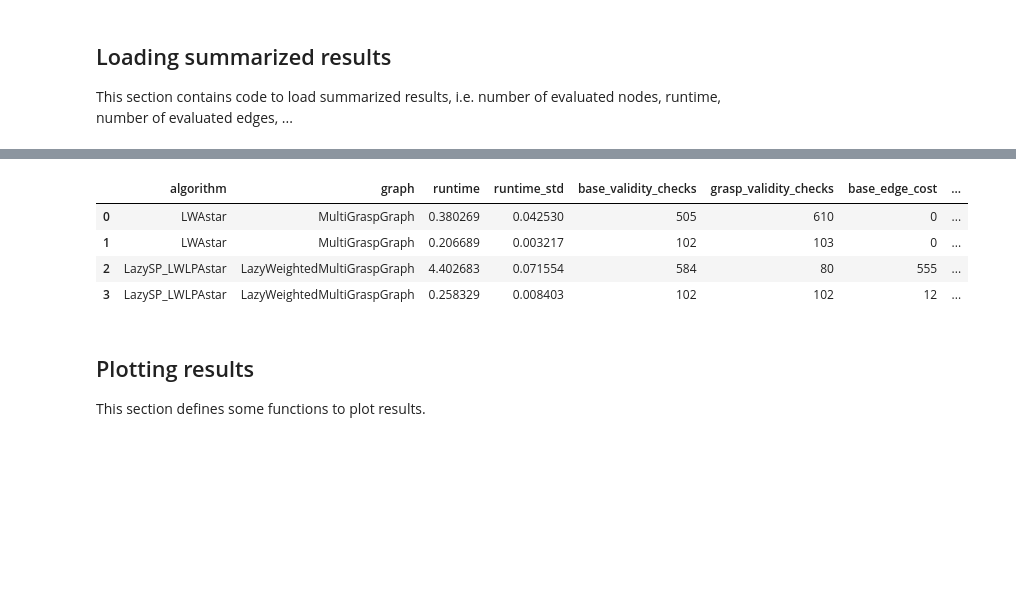
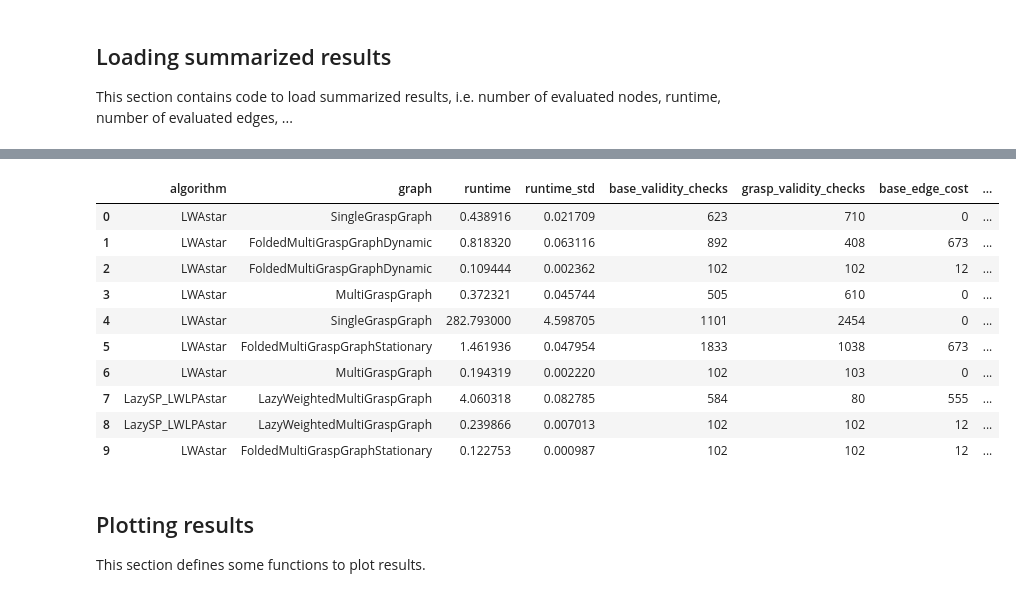
Before and after one commit to malwaru/hfts_grasp_planner, a Jupyter notebook: scripts/notebooks/mg_planner_evaluation.ipynb, the cells around one changed output, grey strips where cells are left out. Drawn from its saved outputs; the diff is of its cells as text; code cells hidden in the pictures; blank space fills up the shorter version.

```diff
--- a/scripts/notebooks/mg_planner_evaluation.ipynb
+++ b/scripts/notebooks/mg_planner_evaluation.ipynb
@@ -52,7 +52,12 @@ This section contains code to load summarized results, i.e. number of evaluated
 # %%
 algo_to_function = {
     "LazySP_LWLPAstar": 'lazySP',
-    "LWAstar": "lwaStarSearch"
+    "LazySP_LLPAstar": 'lazySP',
+    "LazySP_LPAstar": 'lazySP',
+    "LWAstar": "lwaStarSearch",
+    "LWLPAstar": "lpaStarSearch",
+    "LPAstar": "lpaStarSearch",
+    "Astar": "aStarSearch",
     # TODO add other algorithm to function mappings here
 }
 
@@ -75,7 +80,7 @@ def load_test_case_result(result_folder, runtime_type='total_runtime'):
     """Load the result of a single test case and return it as a pandas.Series.
     Args:
         result_folder, string: The folder containing the results of the test case.
-            The folder should contain three files 'log_evaluation', 'log_roadmap', 'run_stats' produced
+            The folder should contain four files 'log_evaluation', 'log_roadmap', 'run_stats' and 'results' produced
             by testing the MGSearchMotionPlanner. The name of the result folder should follow the format
             <algo_name>__<graph_name>__<scene_name>__<num_grasps>
     """
@@ -92,6 +97,12 @@ def load_test_case_result(result_folder, runtime_type='total_runtime'):
     with open(result_folder + '/log_evaluation', 'r') as evalulation_file:
         for line in evalulation_file:
             count_event(line, roadmap_evaluations)
+    # read planning results
+    planning_results = pd.read_csv(result_folder + '/results')
+    # perform sanity checks
+    uniqueness = planning_results.nunique()
+    if uniqueness[uniqueness != 1].size > 0:
+        raise ValueError("ERROR: The results in folder %s are inconsistent:\n %s" % (result_folder, str(planning_results)))
     # Create Series for this test case
     return pd.Series({'algorithm': algo_name,
                       'graph': graph_name,
@@ -105,7 +116,9 @@ def load_test_case_result(result_folder, runtime_type='total_runtime'):
                       'grasp_expansions': roadmap_evaluations['grasp_expansions'],
                       'roadmap_size': num_nodes,
                       'scene': scene_name,
-                      'num_grasps': num_grasps})
+                      'num_grasps': num_grasps,
+                      'cost': planning_results['cost'].iloc[0],
+                      'goal_id': planning_results['goal_id'].iloc[0]})
 
 def load_results(results_base_folder):
     """Load all results in the given base folder and return in a single DataFrame.
@@ -121,12 +175,18 @@ def load_results(results_base_folder):
 # %%
 # read all results in a folder
-load_results('/tmp/test_results')
+load_results('/tmp/placement_eval')
 # %% [output]
 |  | algorithm | graph | runtime | runtime_std | base_validity_checks | grasp_validity_checks | base_edge_cost | ... |
-| 0 | LWAstar | MultiGraspGraph | 0.380269 | 0.042530 | 505 | 610 | 0 | ... |
-| 1 | LWAstar | MultiGraspGraph | 0.206689 | 0.003217 | 102 | 103 | 0 | ... |
-| 2 | LazySP_LWLPAstar | LazyWeightedMultiGraspGraph | 4.402683 | 0.071554 | 584 | 80 | 555 | ... |
-| 3 | LazySP_LWLPAstar | LazyWeightedMultiGraspGraph | 0.258329 | 0.008403 | 102 | 102 | 12 | ... |
+| 0 | LWAstar | SingleGraspGraph | 0.438916 | 0.021709 | 623 | 710 | 0 | ... |
+| 1 | LWAstar | FoldedMultiGraspGraphDynamic | 0.818320 | 0.063116 | 892 | 408 | 673 | ... |
+| 2 | LWAstar | FoldedMultiGraspGraphDynamic | 0.109444 | 0.002362 | 102 | 102 | 12 | ... |
+| 3 | LWAstar | MultiGraspGraph | 0.372321 | 0.045744 | 505 | 610 | 0 | ... |
+| 4 | LWAstar | SingleGraspGraph | 282.793000 | 4.598705 | 1101 | 2454 | 0 | ... |
+| 5 | LWAstar | FoldedMultiGraspGraphStationary | 1.461936 | 0.047954 | 1833 | 1038 | 673 | ... |
+| 6 | LWAstar | MultiGraspGraph | 0.194319 | 0.002220 | 102 | 103 | 0 | ... |
+| 7 | LazySP_LWLPAstar | LazyWeightedMultiGraspGraph | 4.060318 | 0.082785 | 584 | 80 | 555 | ... |
+| 8 | LazySP_LWLPAstar | LazyWeightedMultiGraspGraph | 0.239866 | 0.007013 | 102 | 102 | 12 | ... |
+| 9 | LWAstar | FoldedMultiGraspGraphStationary | 0.122753 | 0.000987 | 102 | 102 | 12 | ... |
 # %% [markdown]
 ## Plotting results
 This section defines some functions to plot results.
```
Also changed, not shown: parts of 5 cells of this notebook.
